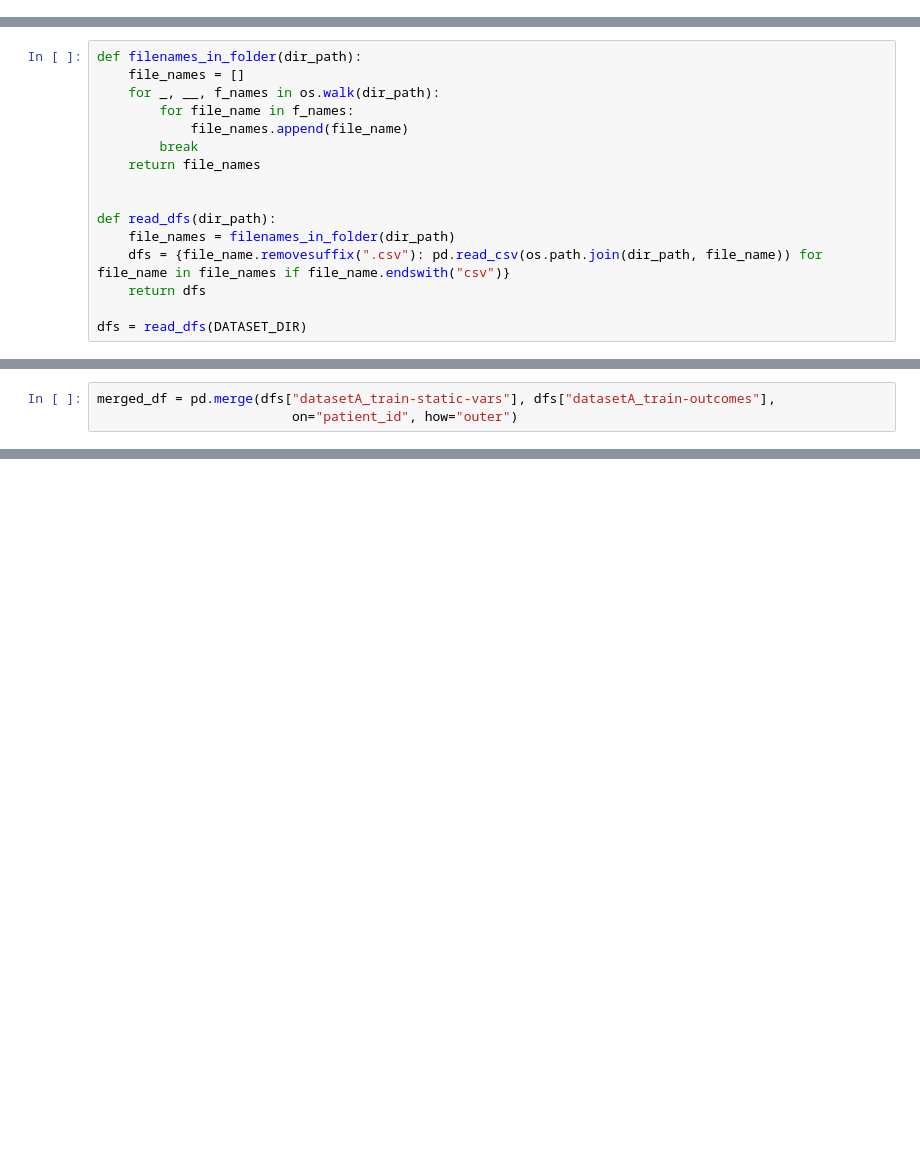
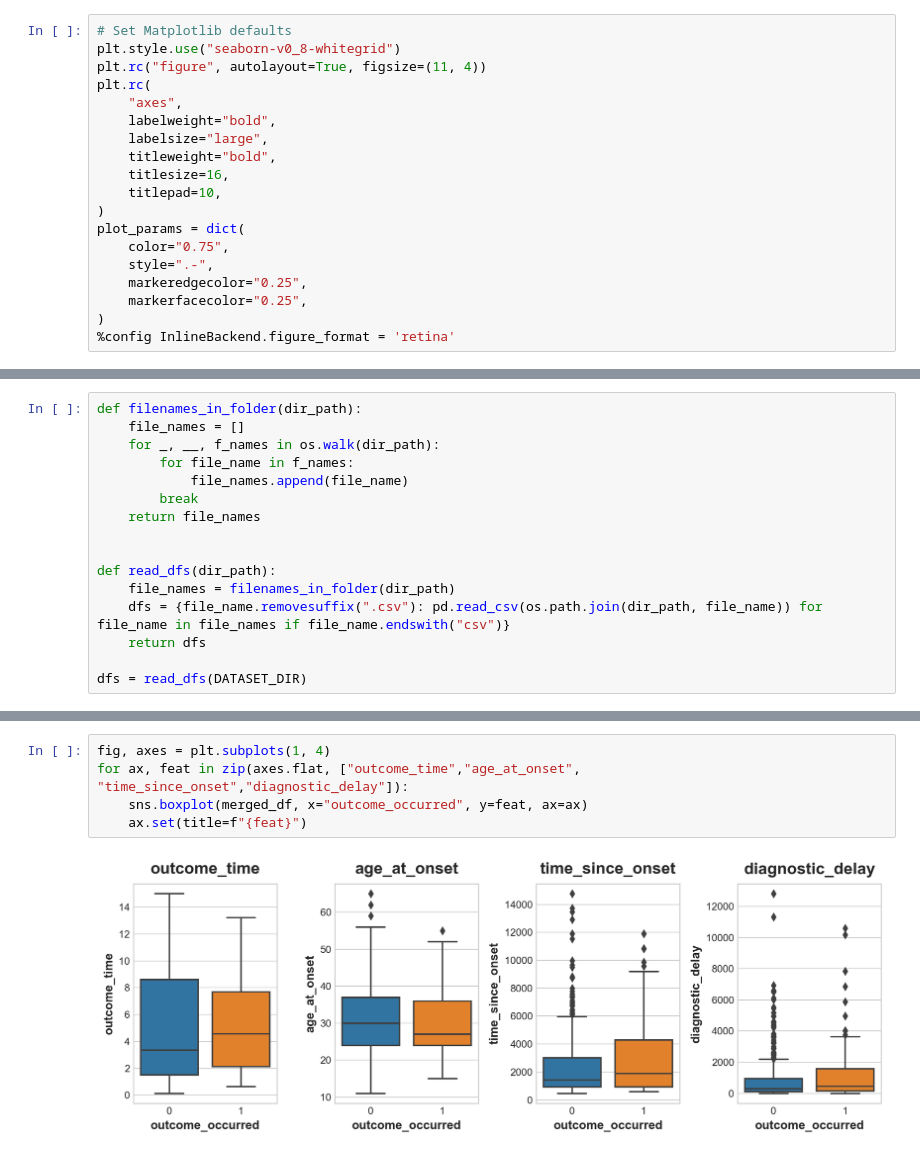
Before and after one commit to Silvador386/IDPP2023, a Jupyter notebook: code/idppclef_data_analysis.ipynb, the cells around one changed output, grey strips where cells are left out. Saved outputs shown, nothing was run; the diff lists cells and outputs as text; blank space fills up the shorter version.

Commit message:
Started to plot data relations.

```diff
--- a/code/idppclef_data_analysis.ipynb
+++ b/code/idppclef_data_analysis.ipynb
@@ -30,6 +30,25 @@ from sklearn.model_selection import KFold, cross_val_score, train_test_split
 from sklearn.metrics import mean_squared_error
 from sklearn.feature_selection import r_regression
 from sklearn import preprocessing
+# %%
+# Set Matplotlib defaults
+plt.style.use("seaborn-v0_8-whitegrid")
+plt.rc("figure", autolayout=True, figsize=(11, 4))
+plt.rc(
+    "axes",
+    labelweight="bold",
+    labelsize="large",
+    titleweight="bold",
+    titlesize=16,
+    titlepad=10,
+)
+plot_params = dict(
+    color="0.75",
+    style=".-",
+    markeredgecolor="0.25",
+    markerfacecolor="0.25",
+)
+%config InlineBackend.figure_format = 'retina'
 # %%
 DATASET_DIR = "../data/datasetA_train"
 ID_FEAT = "patient_id"
@@ -73,5 +81,2 @@ unique_patients
-# %%
-merged_df = pd.merge(dfs["datasetA_train-static-vars"], dfs["datasetA_train-outcomes"],
-                         on="patient_id", how="outer")
 # %%
 def merge_dfs_complete(dfs):
@@ -145,0 +190,7 @@ KeyError: "None of [Index(['centre'], dtype='object')] are in the [index]"
+# %%
+fig, axes = plt.subplots(1, 4)
+for ax, feat in zip(axes.flat, ["outcome_time","age_at_onset", "time_since_onset","diagnostic_delay"]):
+    sns.boxplot(merged_df, x="outcome_occurred", y=feat, ax=ax)
+    ax.set(title=f"{feat}")
+# %% [output]
+[figure, added]
```
Also changed, not shown: parts of 6 cells of this notebook, 2 other files.
